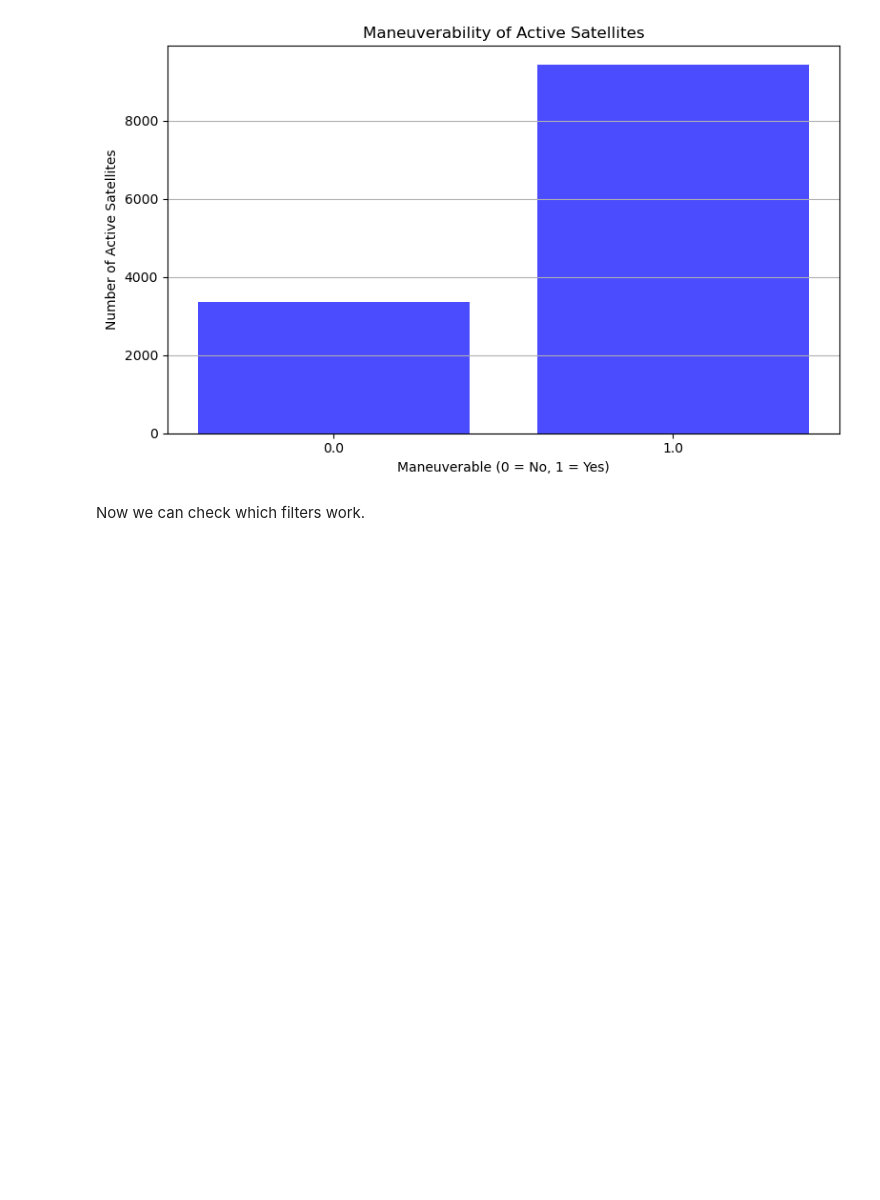
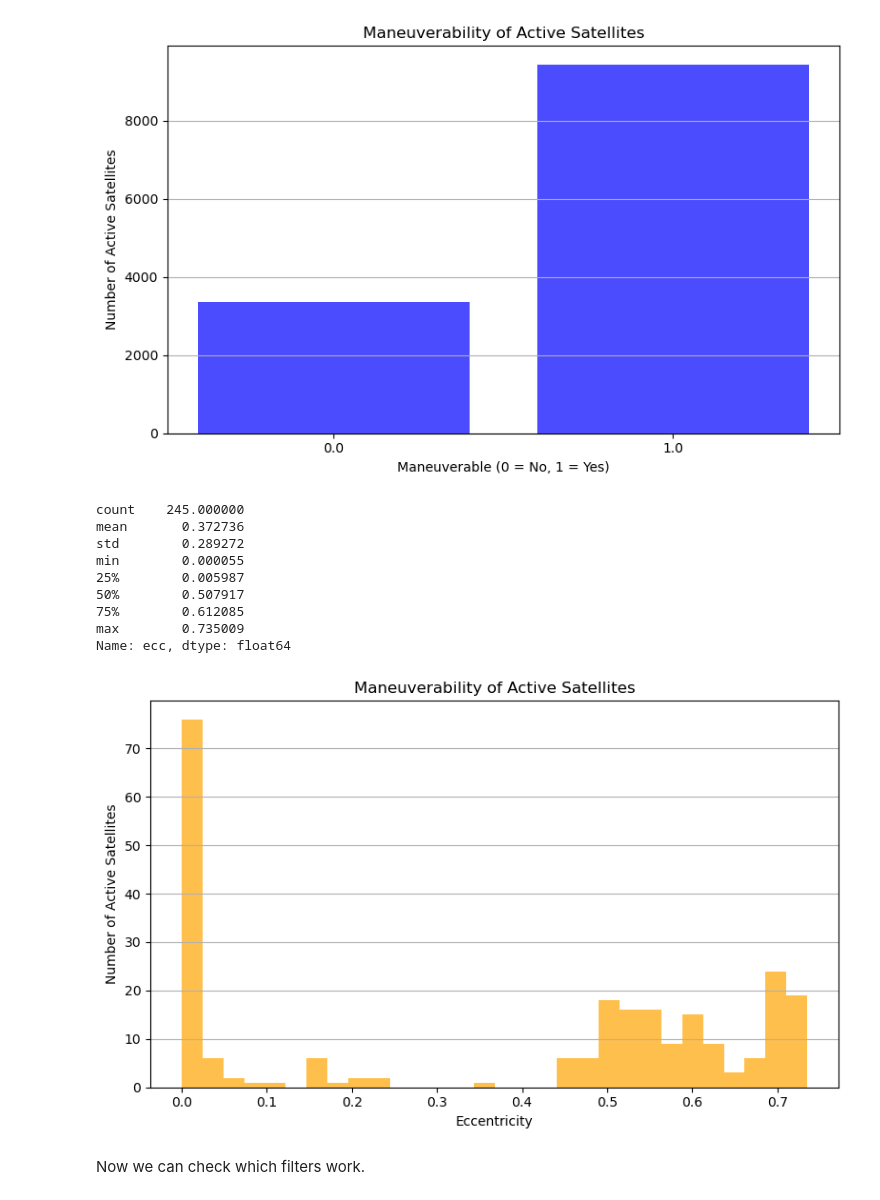
Before and after one commit to ARCLab-MIT/pyssem, a Jupyter notebook: pyssem/utils/notebooks/sep.ipynb, the cells around one changed output. Drawn from its saved outputs; the diff is of its cells as text; code cells hidden in the pictures; blank space fills up the shorter version.

```diff
--- a/pyssem/utils/notebooks/sep.ipynb
+++ b/pyssem/utils/notebooks/sep.ipynb
@@ -76,6 +76,34 @@ plt.tight_layout()
 plt.show()
 # %% [output]
 [figure]
+# %%
+import matplotlib.pyplot as plt
+
+# Filter active satellites
+debris = T[T['obj_type'] == 3]
+
+print(debris['ecc'].describe())
+
+# Plot
+plt.figure(figsize=(8, 5))
+plt.hist(debris['ecc'], bins=30, color='orange', alpha=0.7)
+plt.xlabel('Eccentricity')
+plt.ylabel('Number of Active Satellites')
+plt.title('Maneuverability of Active Satellites')
+plt.grid(axis='y')
+plt.tight_layout()
+plt.show()
+# %% [output]
+count    245.000000
+mean       0.372736
+std        0.289272
+min        0.000055
+25%        0.005987
+50%        0.507917
+75%        0.612085
+max        0.735009
+Name: ecc, dtype: float64
+[figure, added]
 # %% [markdown]
 Now we can check which filters work.
 # %%
```
Also changed, not shown: 11 other files.
